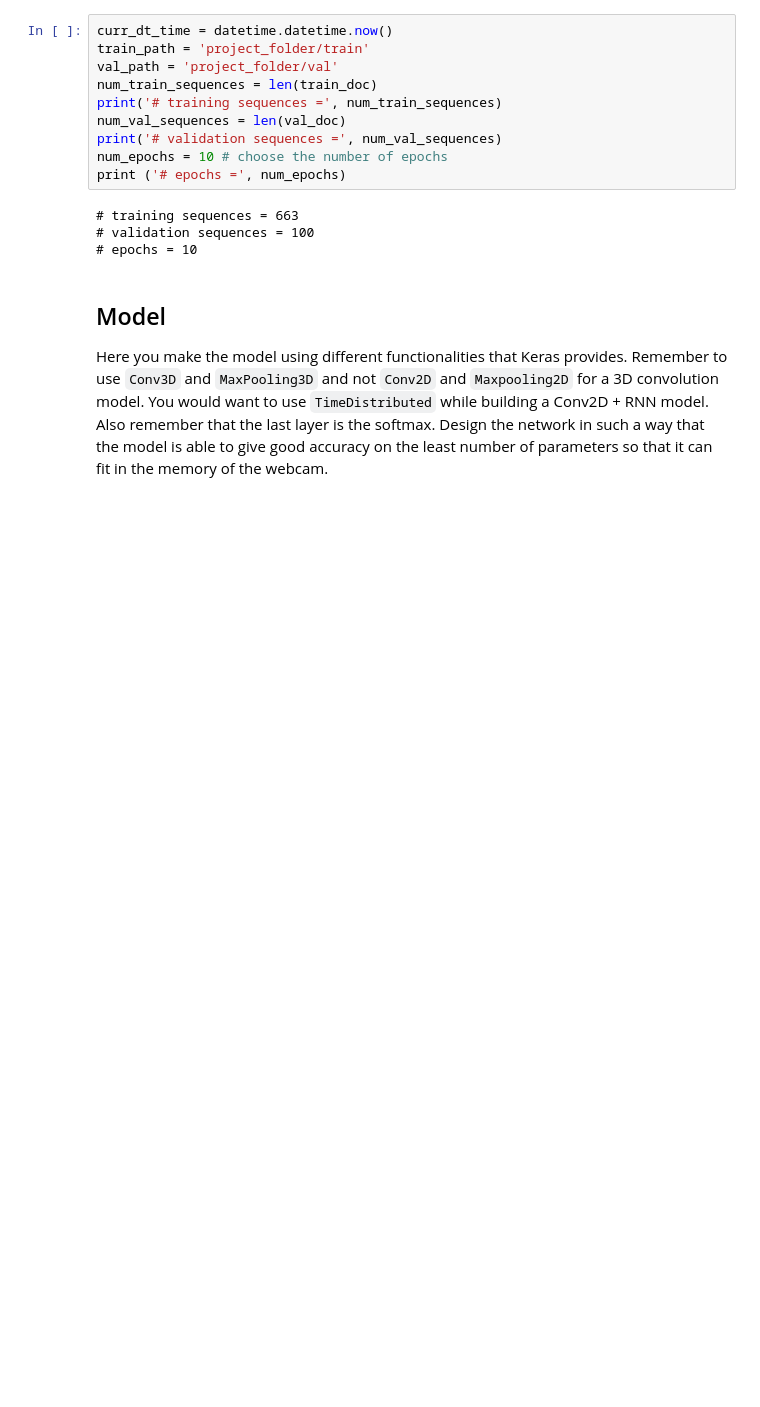
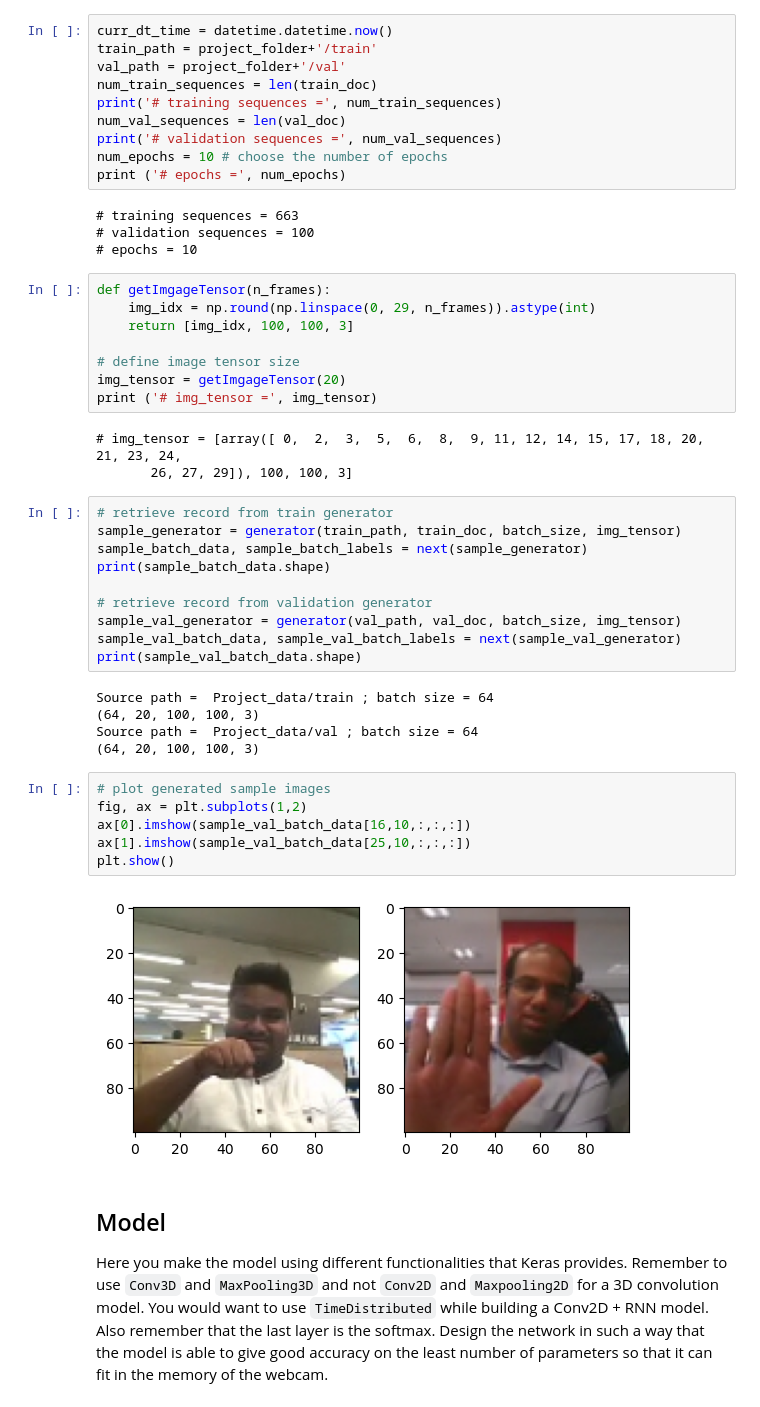
Before and after one commit to SanjayaKumarSahoo/gesture-recognition-case-study, a Jupyter notebook: Neural_Nets_Project_Starter_Code.ipynb, the cells around one changed output. Drawn from its saved outputs; the diff is of its cells as text; blank space fills up the shorter version.

```diff
--- a/Neural_Nets_Project_Starter_Code.ipynb
+++ b/Neural_Nets_Project_Starter_Code.ipynb
@@ -114,8 +117,8 @@ def generator(source_path, folder_list, batch_size, img_tensor):
 Note here that a video is represented above in the generator as (number of images, height, width, number of channels). Take this into consideration while creating the model architecture.
 # %%
 curr_dt_time = datetime.datetime.now()
-train_path = 'project_folder/train'
-val_path = 'project_folder/val'
+train_path = project_folder+'/train'
+val_path = project_folder+'/val'
 num_train_sequences = len(train_doc)
 print('# training sequences =', num_train_sequences)
 num_val_sequences = len(val_doc)
@@ -126,6 +129,40 @@ print ('# epochs =', num_epochs)
 # training sequences = 663
 # validation sequences = 100
 # epochs = 10
+# %%
+def getImgageTensor(n_frames):
+    img_idx = np.round(np.linspace(0, 29, n_frames)).astype(int)
+    return [img_idx, 100, 100, 3]
+
+# define image tensor size
+img_tensor = getImgageTensor(20)
+print ('# img_tensor =', img_tensor)
+# %% [output]
+# img_tensor = [array([ 0,  2,  3,  5,  6,  8,  9, 11, 12, 14, 15, 17, 18, 20, 21, 23, 24,
+       26, 27, 29]), 100, 100, 3]
+# %%
+# retrieve record from train generator
+sample_generator = generator(train_path, train_doc, batch_size, img_tensor)
+sample_batch_data, sample_batch_labels = next(sample_generator)
+print(sample_batch_data.shape)
+
+# retrieve record from validation generator
+sample_val_generator = generator(val_path, val_doc, batch_size, img_tensor)
+sample_val_batch_data, sample_val_batch_labels = next(sample_val_generator)
+print(sample_val_batch_data.shape)
+# %% [output]
+Source path =  Project_data/train ; batch size = 64
+(64, 20, 100, 100, 3)
+Source path =  Project_data/val ; batch size = 64
+(64, 20, 100, 100, 3)
+# %%
+# plot generated sample images
+fig, ax = plt.subplots(1,2)
+ax[0].imshow(sample_val_batch_data[16,10,:,:,:])
+ax[1].imshow(sample_val_batch_data[25,10,:,:,:])
+plt.show()
+# %% [output]
+[figure, added]
 # %% [markdown]
 ## Model
 Here you make the model using different functionalities that Keras provides. Remember to use `Conv3D` and `MaxPooling3D` and not `Conv2D` and `Maxpooling2D` for a 3D convolution model. You would want to use `TimeDistributed` while building a Conv2D + RNN model. Also remember that the last layer is the softmax. Design the network in such a way that the model is able to give good accuracy on the least number of parameters so that it can fit in the memory of the webcam.
```
Also changed, not shown: parts of 3 cells of this notebook.
